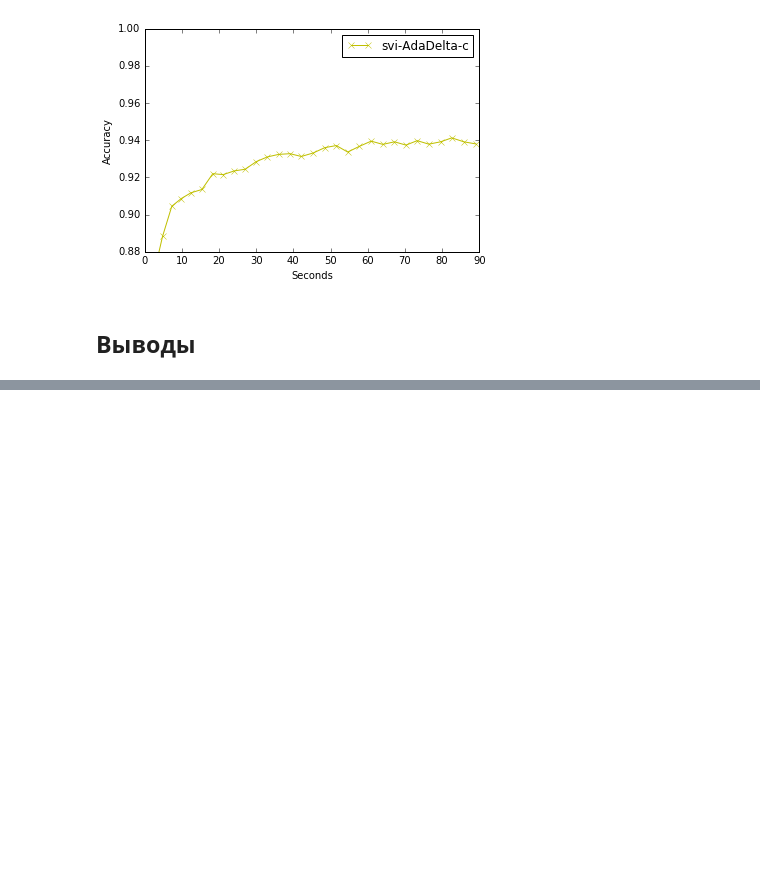
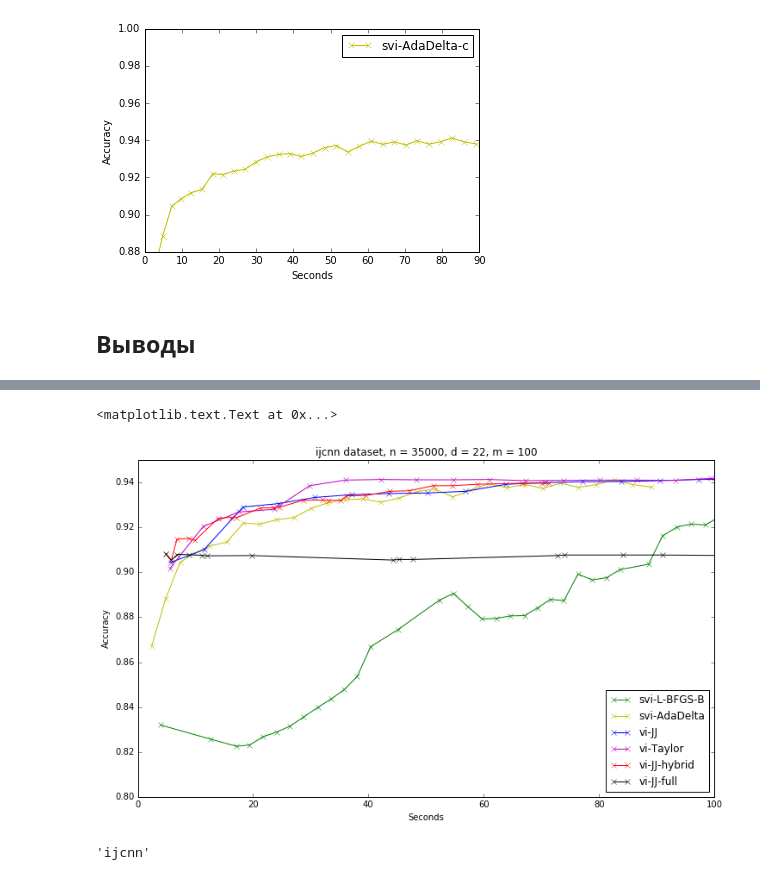
Before and after one commit to afcarl/CourseProject, a Jupyter notebook: Code/Experiments/vi_svi_classification/ijcnn.ipynb, the cells around one changed output, grey strips where cells are left out. Saved outputs shown, nothing was run; the diff lists cells and outputs as text; code cells hidden in the pictures; blank space fills up the shorter version.

```diff
--- a/Code/Experiments/vi_svi_classification/ijcnn.ipynb
+++ b/Code/Experiments/vi_svi_classification/ijcnn.ipynb
@@ -393 +390,22 @@ NameError: name 'svi_ad_x_lst' is not defined
+# %%
+plt.figure(figsize=(12, 7))
+plt.plot(svi_x_lst[1:], svi_y_lst[1:], '-gx', label='svi-L-BFGS-B')
+plt.plot(svi_ad_x_lst[1:], svi_ad_y_lst[1:], '-yx', label='svi-AdaDelta')
+plt.plot(vi_x_lst[1:], vi_y_lst[1:], '-bx', label='vi-JJ')
+plt.plot(vi_t_x_lst[1:], vi_t_y_lst[1:], '-mx', label='vi-Taylor')
+plt.plot(vi_h_x_lst[1:], vi_h_y_lst[1:], '-rx', label='vi-JJ-hybrid')
+plt.plot(vi_full_x_lst[1:], vi_full_y_lst[1:], '-kx', label='vi-JJ-full')
+plt.ylim([0.8, .95])
+plt.xlim([0, 100])
+plt.legend(loc=4)
+plt.xlabel('Seconds')
+plt.ylabel('Accuracy')
+plt.title(data_name+' dataset, n = ' + str(num) + ', d = ' + str(dim) + ', m = '+ str(ind_num))
+# %% [output]
+<matplotlib.text.Text at 0x...>
+[figure, added]
+# %%
+data_name
+# %% [output]
+'ijcnn'
 # %%
```
Also changed, not shown: parts of 13 cells of this notebook, 38 other files.
